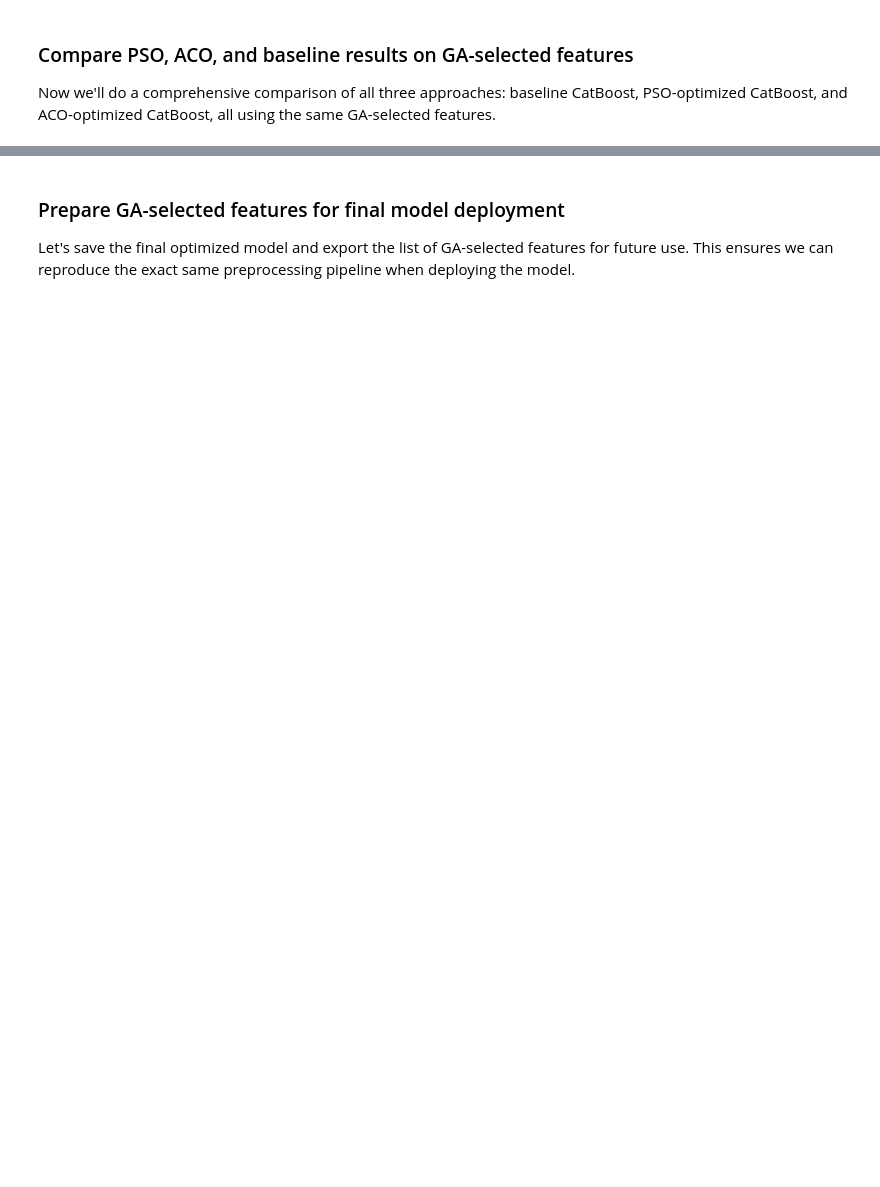
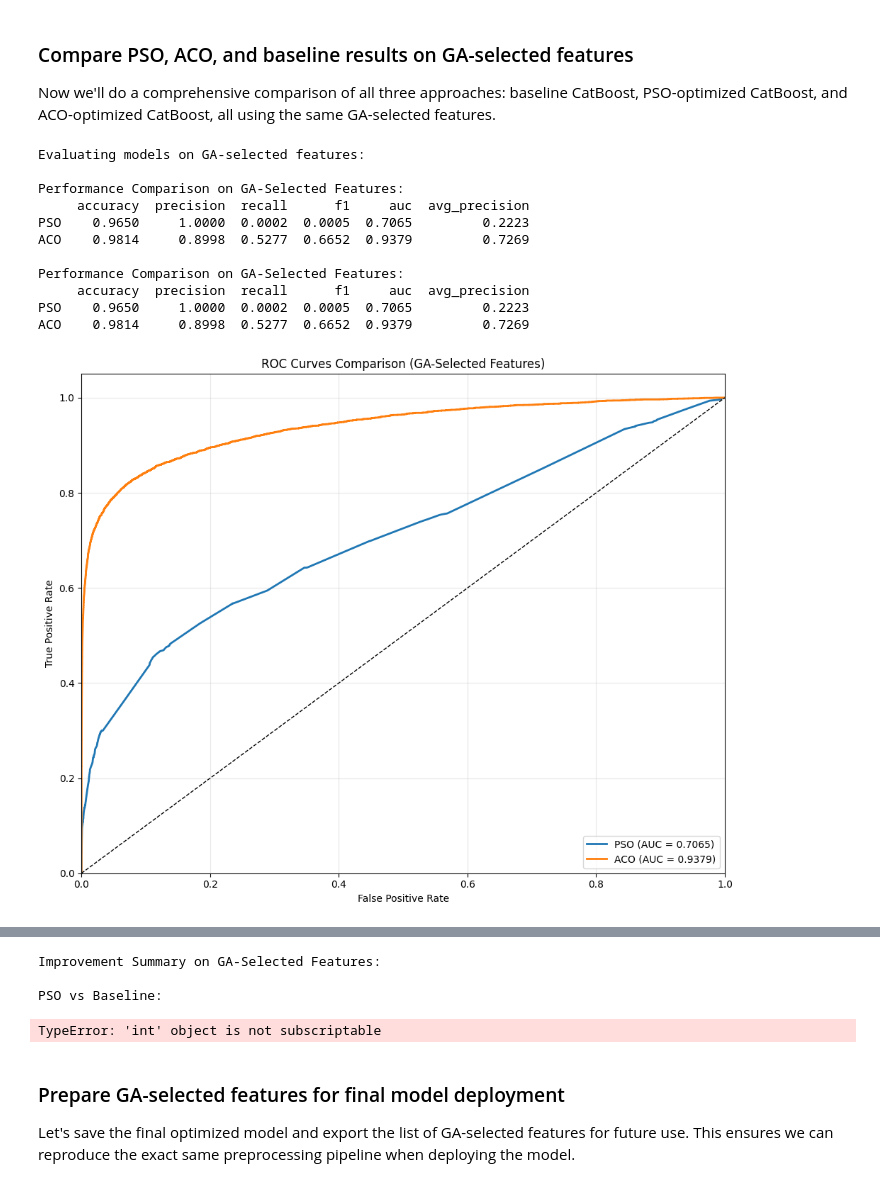
Before and after one commit to poinka/FraudDetection, a Jupyter notebook: main.ipynb, the cells around one changed output, grey strips where cells are left out. Drawn from its saved outputs; the diff is of its cells as text; code cells hidden in the pictures; blank space fills up the shorter version.

```diff
--- a/main.ipynb
+++ b/main.ipynb
@@ -1089,17 +1202,17 @@ import seaborn as sns
 print("Evaluating models on GA-selected features:")
 
 # Get predictions for all models
-y_pred_baseline = baseline_model_ga.predict(X_test_ga)
+# y_pred_baseline = baseline_model_ga.predict(X_test_ga)
 y_pred_pso = final_model_pso.predict(X_test_ga)
 y_pred_aco = final_model_aco.predict(X_test_ga)
 
-y_pred_proba_baseline = baseline_model_ga.predict_proba(X_test_ga)[:, 1]
+# y_pred_proba_baseline = baseline_model_ga.predict_proba(X_test_ga)[:, 1]
 y_pred_proba_pso = final_model_pso.predict_proba(X_test_ga)[:, 1]
 y_pred_proba_aco = final_model_aco.predict_proba(X_test_ga)[:, 1]
 
 # Calculate metrics for all models
 models = {
-    'Baseline': (y_pred_baseline, y_pred_proba_baseline),
+    # 'Baseline': (y_pred_baseline, y_pred_proba_baseline),
     'PSO': (y_pred_pso, y_pred_proba_pso),
     'ACO': (y_pred_aco, y_pred_proba_aco)
 }
@@ -1135,31 +1248,44 @@ plt.xlabel('False Positive Rate')
 plt.ylabel('True Positive Rate')
 plt.title('ROC Curves Comparison (GA-Selected Features)')
 plt.legend(loc="lower right")
 plt.grid(True, alpha=0.3)
 plt.tight_layout()
 plt.show()
 
 # Precision-Recall curves
 plt.figure(figsize=(10, 8))
 for name, (_, y_pred_proba) in models.items():
     precision, recall, _ = metrics.precision_recall_curve(y_test, y_pred_proba)
     avg_precision = metrics.average_precision_score(y_test, y_pred_proba)
     plt.plot(recall, precision, lw=2, label=f'{name} (AP = {avg_precision:.4f})')
 
 plt.xlabel('Recall')
 plt.ylabel('Precision')
 plt.title('Precision-Recall Curves (GA-Selected Features)')
 plt.legend(loc='best')
 plt.grid(True, alpha=0.3)
 plt.tight_layout()
 plt.show()
 
 # Summary of improvements
 print("\nImprovement Summary on GA-Selected Features:")
-baseline_metrics = results['Baseline']
+baseline_metrics = 0 # results['Baseline']
 for name in ['PSO', 'ACO']:
     print(f"\n{name} vs Baseline:")
     for metric, value in results[name].items():
         improvement = value - baseline_metrics[metric]
         improvement_pct = (improvement / baseline_metrics[metric]) * 100
         print(f"  {metric}: {improvement:.4f} absolute improvement ({improvement_pct:.2f}% relative improvement)")
+# %% [output]
+Evaluating models on GA-selected features:
+
+Performance Comparison on GA-Selected Features:
+     accuracy  precision  recall      f1     auc  avg_precision
+PSO    0.9650     1.0000  0.0002  0.0005  0.7065         0.2223
+ACO    0.9814     0.8998  0.5277  0.6652  0.9379         0.7269
+
+Performance Comparison on GA-Selected Features:
+     accuracy  precision  recall      f1     auc  avg_precision
+PSO    0.9650     1.0000  0.0002  0.0005  0.7065         0.2223
+ACO    0.9814     0.8998  0.5277  0.6652  0.9379         0.7269
+[figure, added]
@@ -1166,3 +1293,7 @@ for name in ['PSO', 'ACO']:
+Improvement Summary on GA-Selected Features:
+
+PSO vs Baseline:
+TypeError: 'int' object is not subscriptable
 # %% [markdown]
 ### Prepare GA-selected features for final model deployment
 
```
Also changed, not shown: parts of 7 cells of this notebook, 8 other files.
